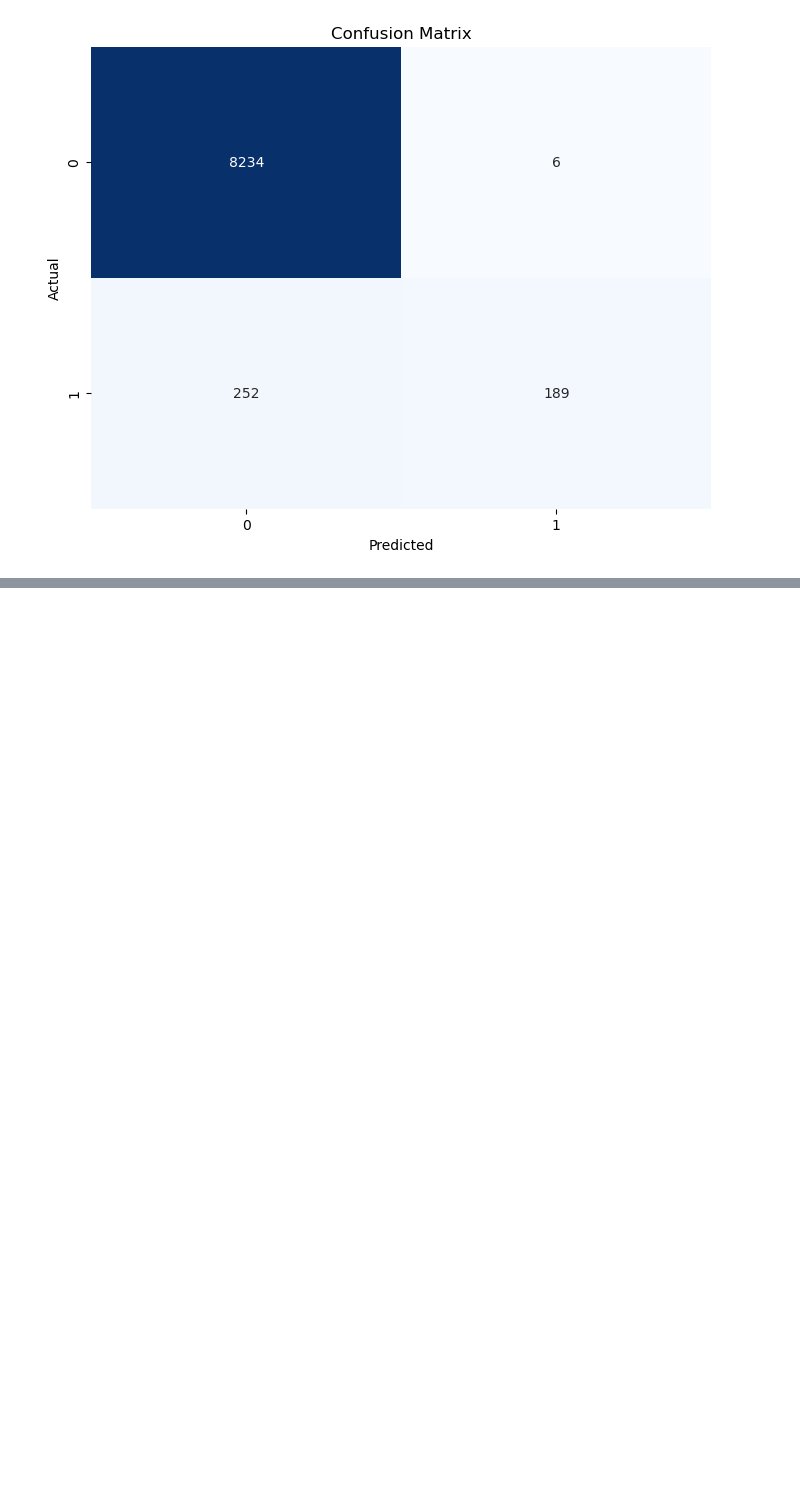
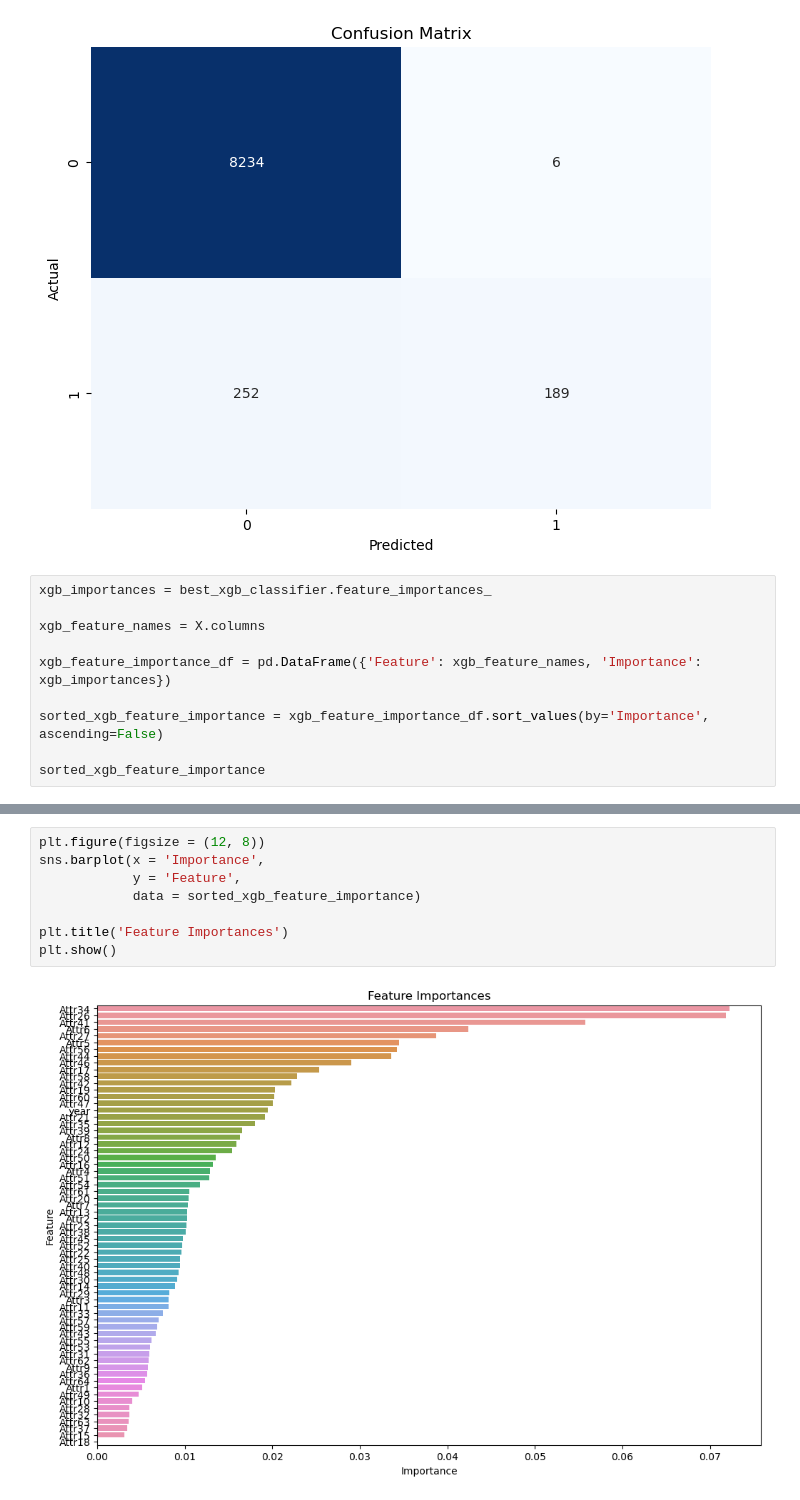
Before and after one commit to taddbackus/qtw, a Jupyter notebook: CaseStudy4/caseStudy4 v2.ipynb, the cells around one changed output, grey strips where cells are left out. Cells and saved outputs as stored; diff of their text form; blank space fills up the shorter version.

```diff
--- a/CaseStudy4/caseStudy4 v2.ipynb
+++ b/CaseStudy4/caseStudy4 v2.ipynb
@@ -267,3 +301,13 @@ plt.title('Confusion Matrix')
 plt.show()
 # %% [output]
 [figure]
+# %%
+xgb_importances = best_xgb_classifier.feature_importances_
+
+xgb_feature_names = X.columns
+
+xgb_feature_importance_df = pd.DataFrame({'Feature': xgb_feature_names, 'Importance': xgb_importances})
+
+sorted_xgb_feature_importance = xgb_feature_importance_df.sort_values(by='Importance', ascending=False)
+
+sorted_xgb_feature_importance
@@ -269,0 +328,10 @@ plt.show()
+# %%
+plt.figure(figsize = (12, 8))
+sns.barplot(x = 'Importance',
+            y = 'Feature',
+            data = sorted_xgb_feature_importance)
+
+plt.title('Feature Importances')
+plt.show()
+# %% [output]
+[figure, added]
```
Also changed, not shown: parts of 4 cells of this notebook.
